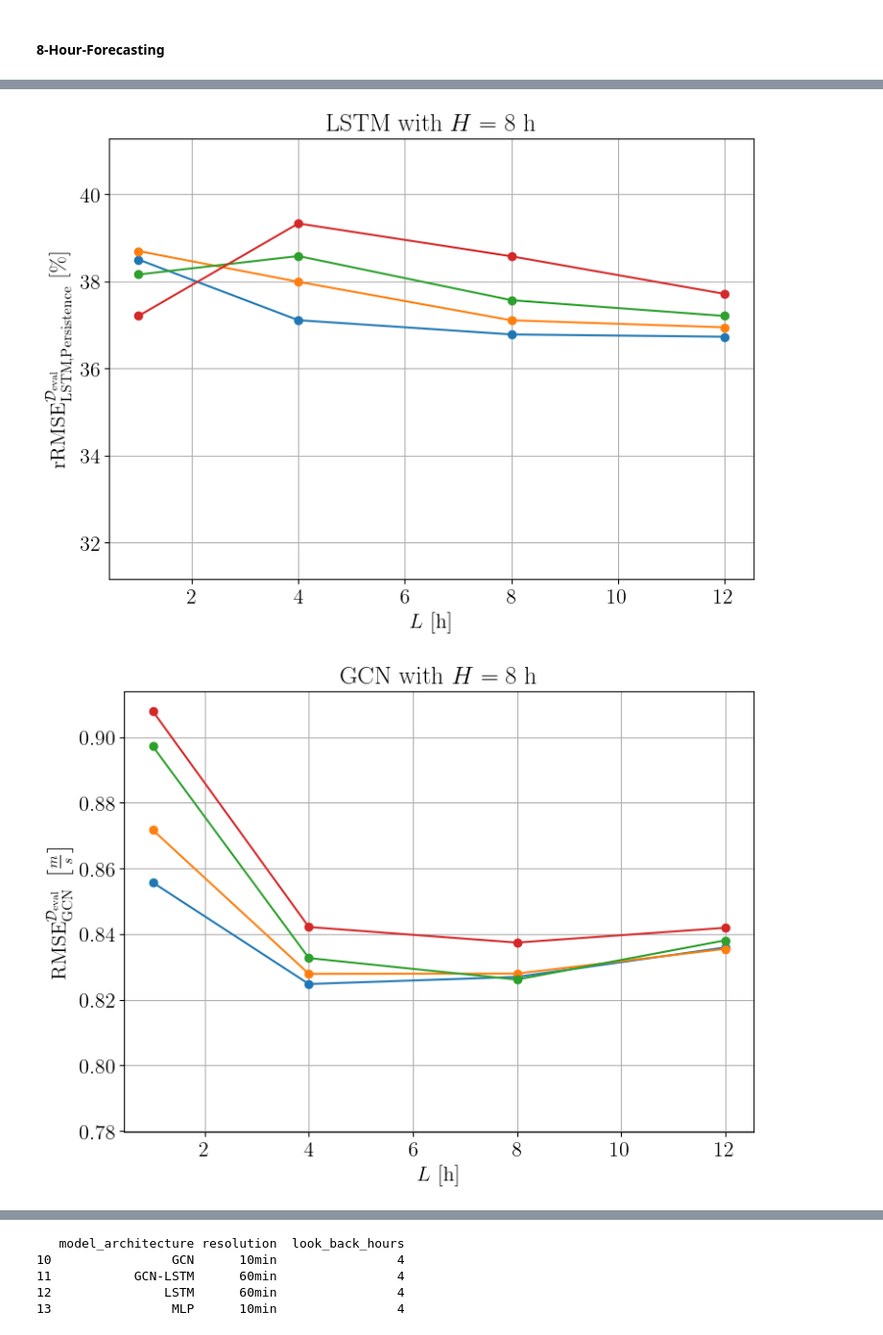
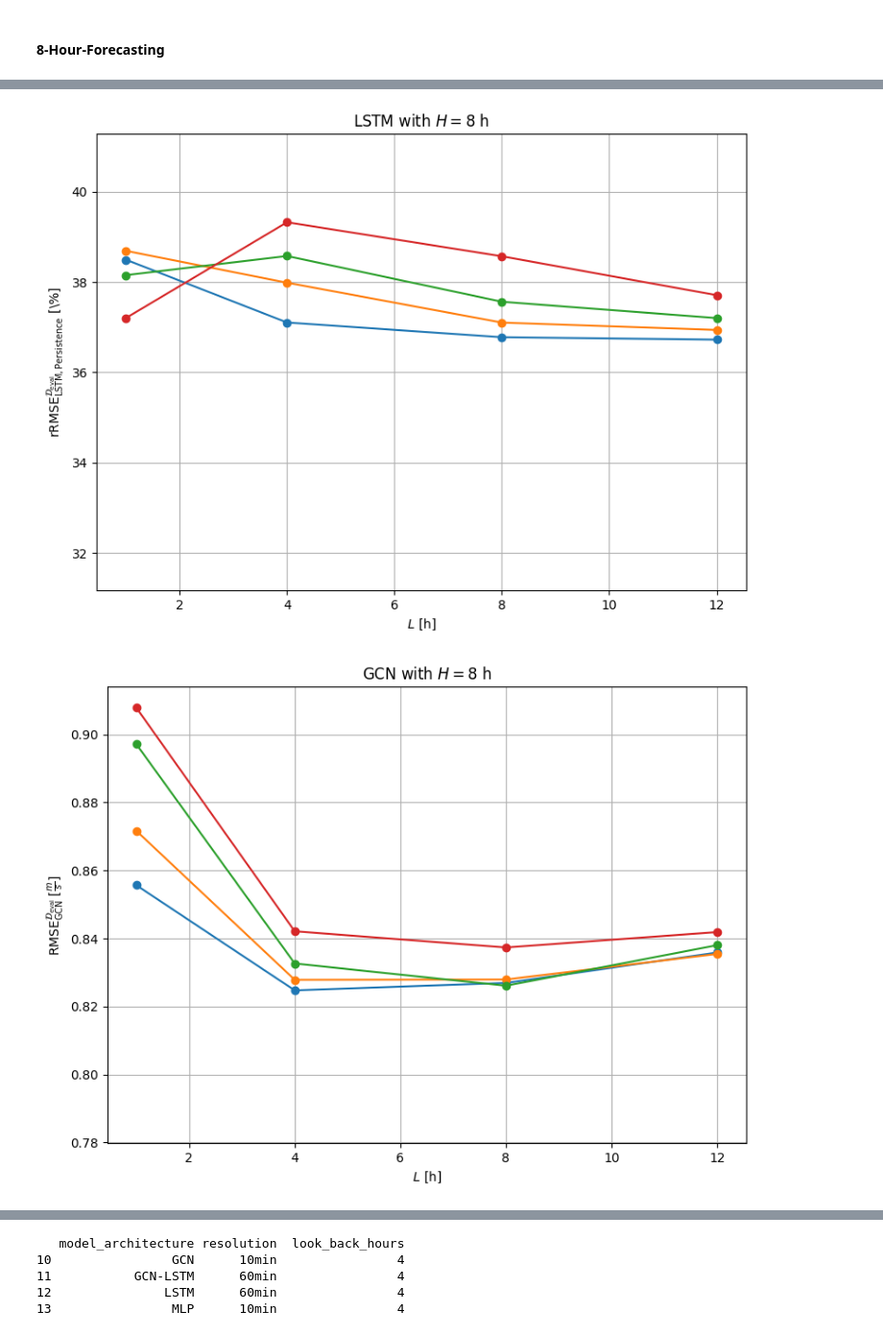
Before and after one commit to quirinbrandl/GermanyWindCast, a Jupyter notebook: notebooks/temporal_analysis.ipynb, the cells around one changed output, grey strips where cells are left out. Shown at 96% size. Drawn from its saved outputs; the diff is of its cells as text; code cells hidden in the pictures.

```diff
--- a/notebooks/temporal_analysis.ipynb
+++ b/notebooks/temporal_analysis.ipynb
@@ -11,20 +11,20 @@ import numpy as np
 from pathlib import Path
 # %%
 # Remove comment out for latex style font rendering (you need it installed on your system)
-mpl.rcParams.update(
-    {
-        "text.usetex": True,
-        "font.family": "serif",
-        "font.serif": ["Latin Modern Roman"],
-        "axes.labelsize": 16,  ##25 for multiplot, 16 otherwise
-        "font.size": 16,  ##25 for multiplot, 16 otherwise
-        "legend.fontsize": 16,
-        "xtick.labelsize": 16,
-        "ytick.labelsize": 16,
-        "text.latex.preamble": r"\usepackage{amsmath}",
-        "legend.title_fontsize": 16,
-    }
-)
+# mpl.rcParams.update(
+#     {
+#         "text.usetex": True,
+#         "font.family": "serif",
+#         "font.serif": ["Latin Modern Roman"],
+#         "axes.labelsize": 16,  ##25 for multiplot, 16 otherwise
+#         "font.size": 16,  ##25 for multiplot, 16 otherwise
+#         "legend.fontsize": 16,
+#         "xtick.labelsize": 16,
+#         "ytick.labelsize": 16,
+#         "text.latex.preamble": r"\usepackage{amsmath}",
+#         "legend.title_fontsize": 16,
+#     }
+# )
 # %%
 temporal_results_path = Path("data/results/temporal_analysis.csv")
 if not temporal_results_path.exists():
@@ -462,7 +472,7 @@ Name: RMSE, dtype: float64
 # %% [markdown]
 #### 8-Hour-Forecasting
 # %%
-look_back_hours = [i for i in range(1, 13)]
+look_back_hours = [1, 4, 8, 12]
 horizons = [8]
 architectures = ["MLP", "LSTM", "GCN", "GCN-LSTM"]
 plot_temporal_results(results_df, architectures, resolutions, look_back_hours, horizons)
@@ -473,2 +483,2 @@ plot_temporal_results(results_df, architectures, resolutions, look_back_hours, h
-[figure, old version]
+[figure, new version]
-[figure, old version]
+[figure, new version]
```
Also changed, not shown: parts of 19 cells of this notebook, 46 other files.
